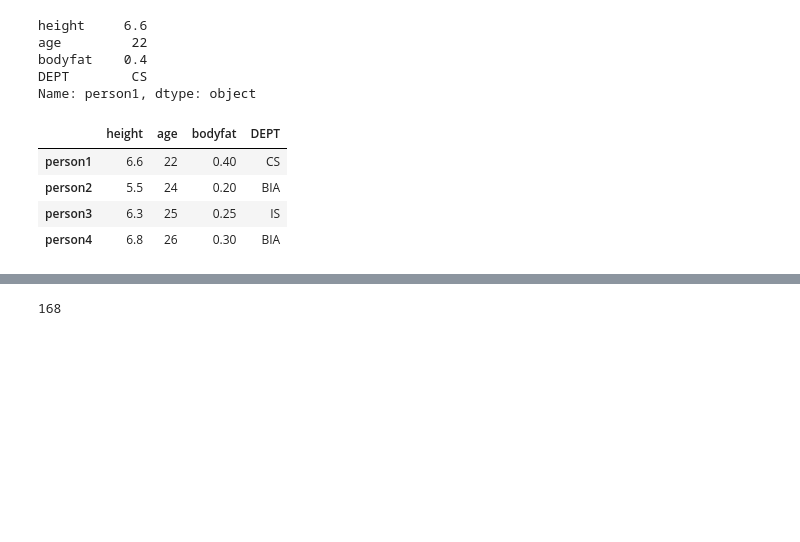
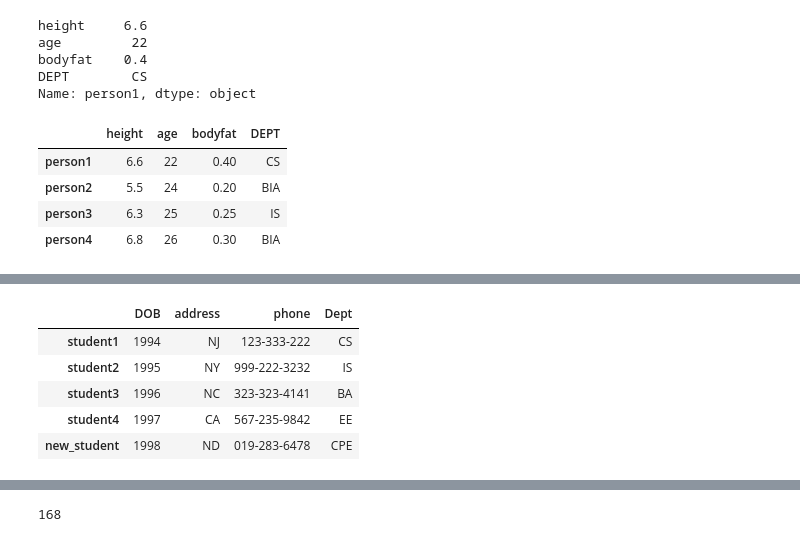
Before and after one commit to shanjiang1994/The_complete_guide_in_Python_for_DA-DS, a Jupyter notebook: 7.Pandas.ipynb, the cells around one changed output, grey strips where cells are left out. Drawn from its saved outputs; the diff is of its cells as text; code cells hidden in the pictures; blank space fills up the shorter version.

```diff
--- a/7.Pandas.ipynb
+++ b/7.Pandas.ipynb
@@ -707,0 +774,10 @@ df.iloc[0:5] # exclusive
+# %%
+dictionray = {'DOB':[1994,1995,1996,1997],
+              'address':['NJ','NY','NC','CA'],
+              'phone':['123-333-222','999-222-3232','323-323-4141','567-235-9842'],
+              'Dept':['CS','IS','BA','EE']}
+dictionray
+
+df = pd.DataFrame(dictionray,
+                  index = ['student1','student2','student3','student4'])
+df
@@ -707,0 +881,10 @@ df.iloc[0:5] # exclusive
+# %%
+df1.loc['new_student'] = ['1998','ND','019-283-6478','CPE']
+df1
+# %% [output]
+|  | DOB | address | phone | Dept |
+| student1 | 1994 | NJ | 123-333-222 | CS |
+| student2 | 1995 | NY | 999-222-3232 | IS |
+| student3 | 1996 | NC | 323-323-4141 | BA |
+| student4 | 1997 | CA | 567-235-9842 | EE |
+| new_student | 1998 | ND | 019-283-6478 | CPE |
```
Also changed, not shown: parts of 35 cells of this notebook.
